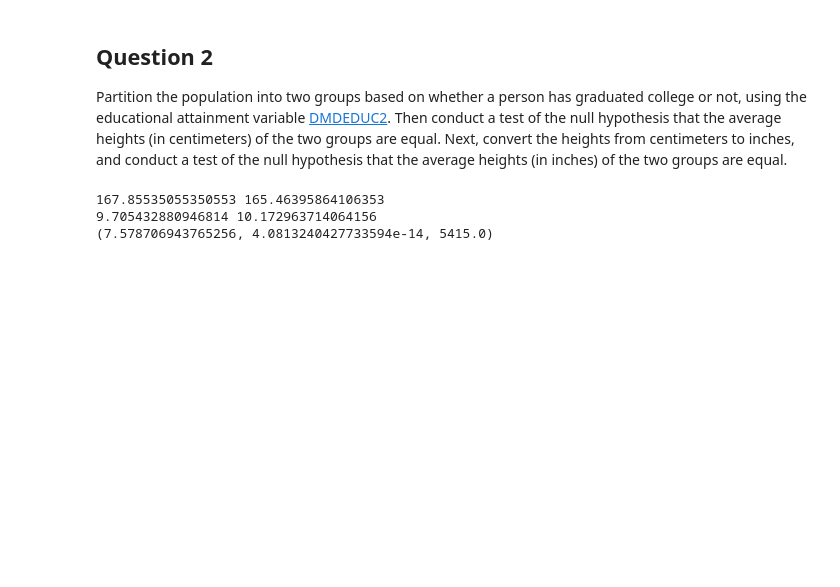
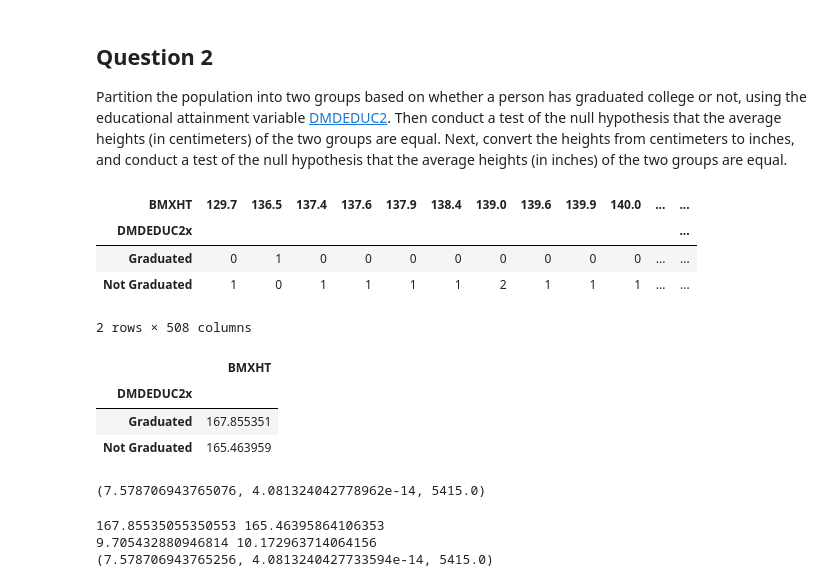
Before and after one commit to Marzipan78/Striving, a Jupyter notebook: M1_Math/07. P-value and Confidence Interval/02_hypothesis_test_practice.ipynb, the cells around one changed output. Drawn from its saved outputs; the diff is of its cells as text; code cells hidden in the pictures; blank space fills up the shorter version.

```diff
--- a/M1_Math/07. P-value and Confidence Interval/02_hypothesis_test_practice.ipynb
+++ b/M1_Math/07. P-value and Confidence Interval/02_hypothesis_test_practice.ipynb
@@ -121,3 +119,29 @@ Partition the population into two groups based on whether a person has graduated
+# %%
+# insert your code here
+da['DMDEDUC2x'] = da.DMDEDUC2.replace({1:"Not Graduated", 2:"Not Graduated", 3:"Not Graduated", 4:"Not Graduated", 5:"Graduated", 7:"Not Graduated",9: "Not Graduated"})
+eda = da[["DMDEDUC2x","BMXHT"]].dropna()
+pd.crosstab(eda.DMDEDUC2x,eda.BMXHT)
+# %% [output]
+| BMXHT | 129.7 | 136.5 | 137.4 | 137.6 | 137.9 | 138.4 | 139.0 | 139.6 | 139.9 | 140.0 | ... | ... |
+| DMDEDUC2x |  |  |  |  |  |  |  |  |  |  |  | ... |
+| Graduated | 0 | 1 | 0 | 0 | 0 | 0 | 0 | 0 | 0 | 0 | ... | ... |
+| Not Graduated | 1 | 0 | 1 | 1 | 1 | 1 | 2 | 1 | 1 | 1 | ... | ... |
+2 rows × 508 columns
+# %%
+
+pz = eda.groupby(eda.DMDEDUC2x).agg({"BMXHT":np.mean})
+pz
+# %% [output]
+|  | BMXHT |
+| DMDEDUC2x |  |
+| Graduated | 167.855351 |
+| Not Graduated | 165.463959 |
+# %%
+dx_grads = eda.loc[eda.DMDEDUC2x=="Graduated","BMXHT" ]
+dx_nongrads = eda.loc[eda.DMDEDUC2x=="Not Graduated","BMXHT" ]
+sm.stats.ttest_ind(dx_grads , dx_nongrads)
+# %% [output]
+(7.578706943765076, 4.081324042778962e-14, 5415.0)
 # %%
 #drop nans in sample of grads
 # %%
```
Also changed, not shown: parts of 1 cell of this notebook.
